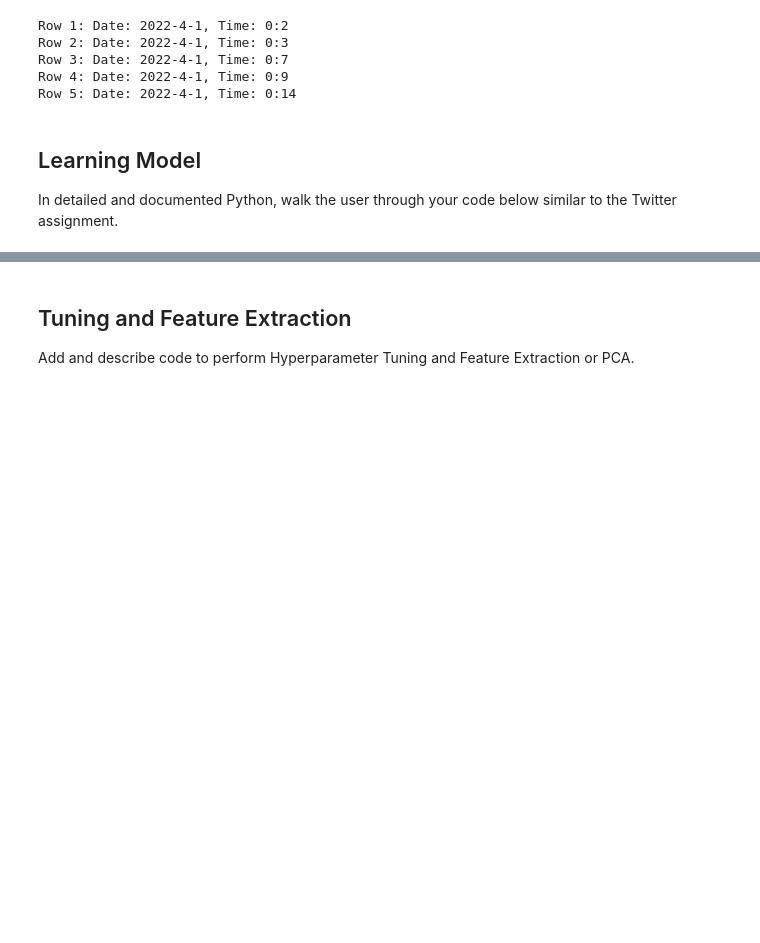
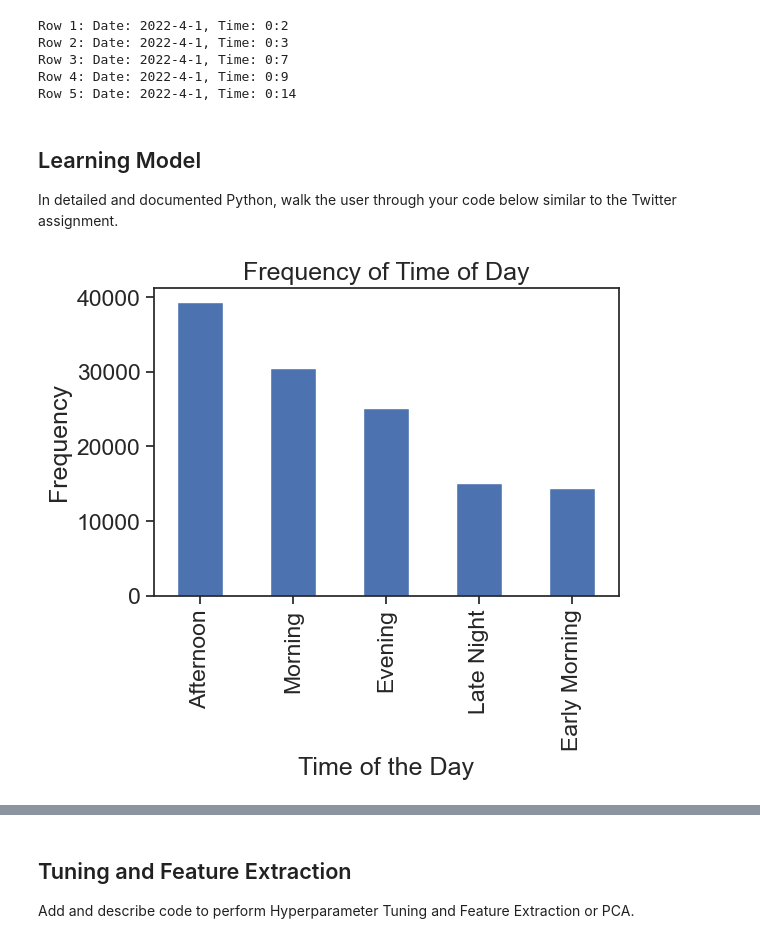
Before and after one commit to trcream/MachineLearningSeattleCrimeData, a Jupyter notebook: CS5100_Final_Project.ipynb, the cells around one changed output, grey strips where cells are left out. Saved outputs shown, nothing was run; the diff lists cells and outputs as text; code cells hidden in the pictures; blank space fills up the shorter version.

Commit message:
Updates and added multiple visuals with different ways of looking at the data

```diff
--- a/CS5100_Final_Project.ipynb
+++ b/CS5100_Final_Project.ipynb
@@ -67,9 +67,9 @@ def load_data(path, parsefn):
     with open(path) as file:
         return [parsefn(line) for line in file]
 
-policeCallData = load_data('Seattle_Real_Time_Fire_911_CallsCleaned.csv', parse_csv)
+police_call_data = load_data('Seattle_Real_Time_Fire_911_CallsCleaned.csv', parse_csv)
 
-headings, data = policeCallData[0], policeCallData[1:]
+headings, data = police_call_data[0], police_call_data[1:]
 # Data before we clean it
 print(headings)
 for i in range(5):
@@ -185,0 +209,17 @@ In detailed and documented Python, walk the user through your code below similar
+# %%
+
+# Create a dataframe object with our data and column headings, data object will look similiar to a spreadsheet
+df = pd.DataFrame(data, columns=headings)
+# print(df)
+
+# Count the number of occurrences of each unique Time of the Day value
+time_of_day_counts = df['Time of the Day'].value_counts()
+
+# Create a bar chart of the Time of the Day counts
+time_of_day_counts.plot(kind='bar', figsize=(6,4 ))
+plt.xlabel('Time of the Day')
+plt.ylabel('Frequency')
+plt.title('Frequency of Time of Day')
+plt.show()
+# %% [output]
+[figure, added]
```
Also changed, not shown: parts of 7 cells of this notebook, 3 other files.
